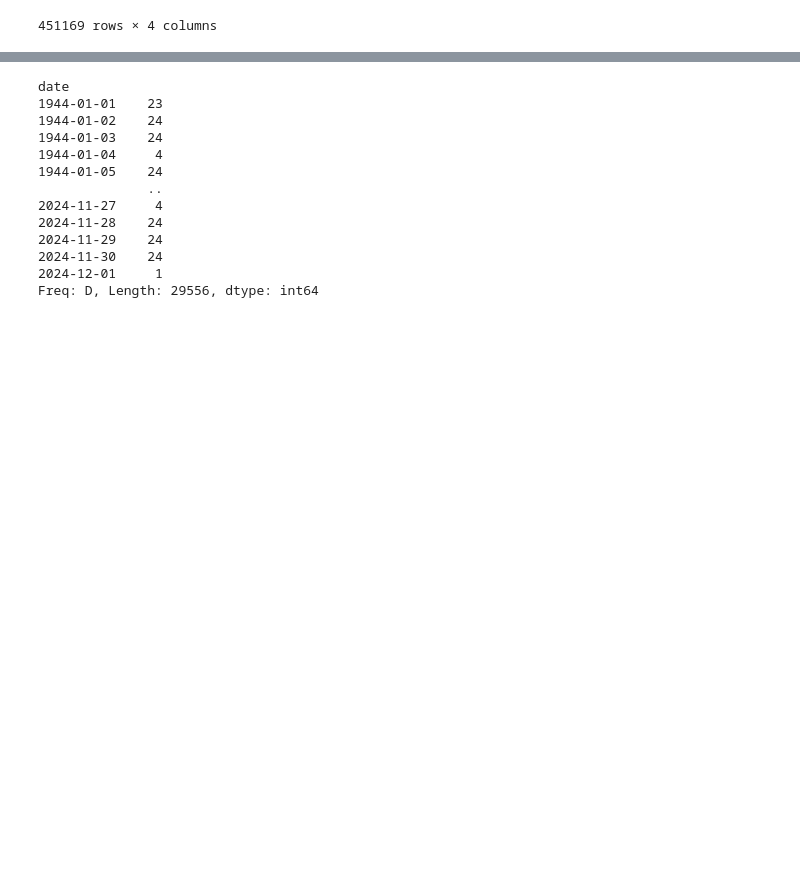
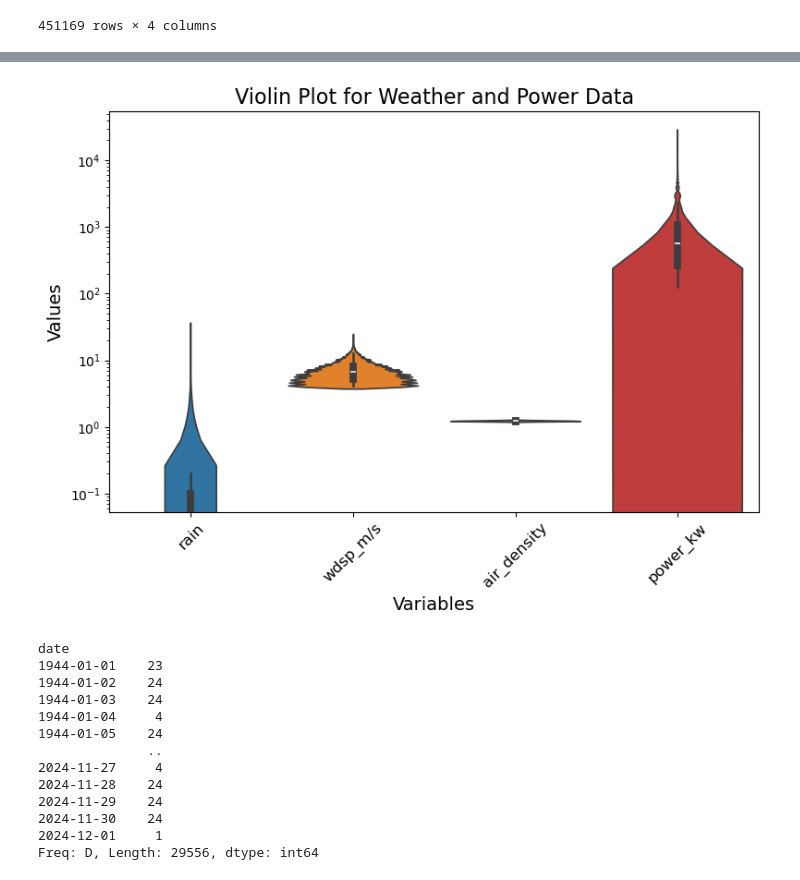
Before and after one commit to ermelinda-q/PFDA, a Jupyter notebook: project/project.ipynb, the cells around one changed output, grey strips where cells are left out. Drawn from its saved outputs; the diff is of its cells as text; code cells hidden in the pictures; blank space fills up the shorter version.

```diff
--- a/project/project.ipynb
+++ b/project/project.ipynb
@@ -392,3 +432,22 @@ Name: air_density, dtype: float64
+# %%
+# Plot violin plot for each variable
+plt.figure(figsize=(8, 6))
+sns.violinplot(data=df_working_valentia[['rain', 'wdsp_m/s', 'air_density', 'power_kw']])
+
+# Set y-axis to logarithmic scale
+plt.yscale('log')
+
+# Adding labels and title
+plt.title('Violin Plot for Weather and Power Data', fontsize=16)
+plt.ylabel('Values', fontsize=14)
+plt.xlabel('Variables', fontsize=14)
+plt.xticks(rotation=45, fontsize=12)
+
+# Show the plot
+plt.tight_layout()
+plt.show()
+# %% [output]
+[figure, added]
 # %%
 # Count the number of occurrences (hours) per day
 hours_per_day = group_by_dataset(df_working_valentia, time='D')
```
Also changed, not shown: parts of 11 cells of this notebook.
